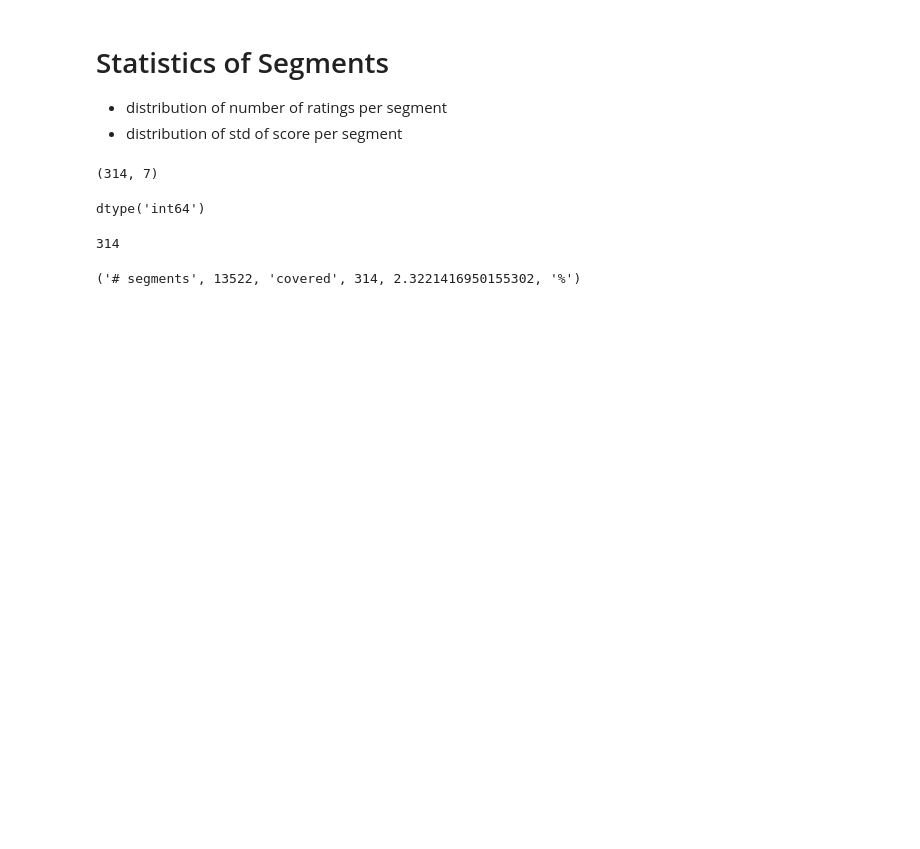
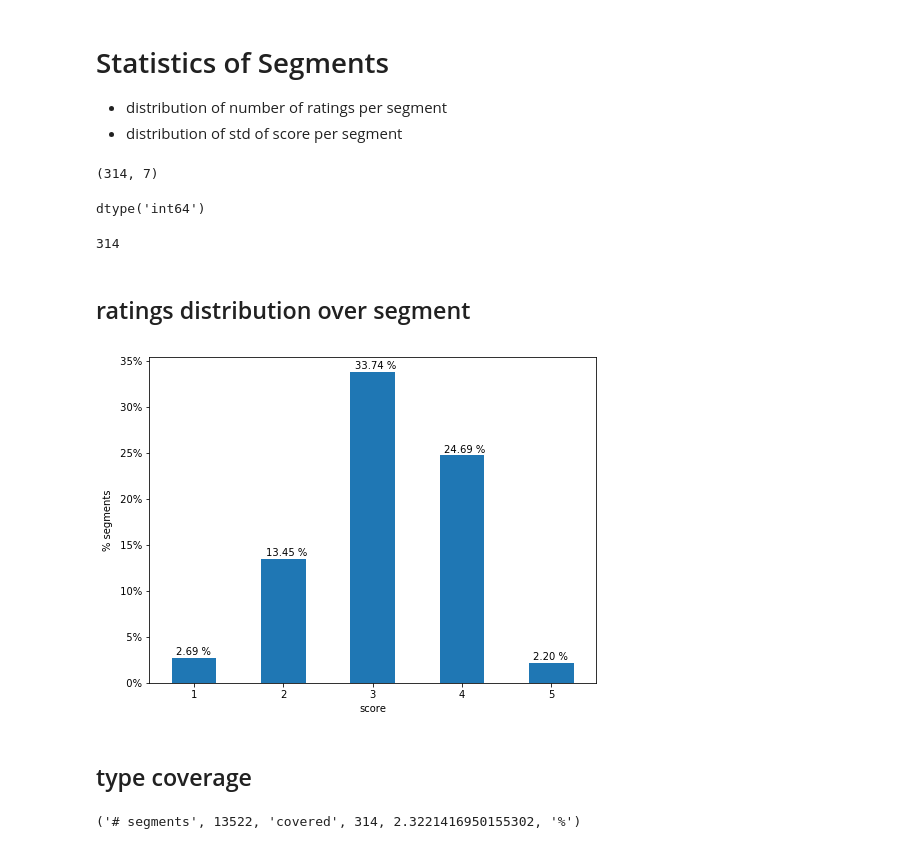
Before and after one commit to JHWu92/Cycling_safety, a Jupyter notebook: rating_platform/database report.ipynb, the cells around one changed output. Cells and saved outputs as stored; diff of their text form; code cells hidden in the pictures; blank space fills up the shorter version.

Commit message:
Distribution of number of segments per score

```diff
--- a/rating_platform/database report.ipynb
+++ b/rating_platform/database report.ipynb
@@ -319,6 +319,39 @@ joint_table = ratings.merge(vid2seg[['vid', 'index_seg', 'ratio']].merge(segs[['
 joint_table[['index_seg', 'rid']].index_seg.nunique()
 # %% [output]
 314
+# %% [markdown]
+## ratings distribution over segment
+# %%
+joint_table.ratio = joint_table.ratio.astype(float)
+joint_table.score = joint_table.score.astype(float)
+seg_ratings = joint_table.groupby('index_seg').apply(lambda x: (x.score* x.ratio).sum()/x.ratio.sum())
+# %%
+plot_pcnt = True
+fn_suffix = ' (percentage)' if plot_pcnt else ''
+df_to_plot = seg_ratings.round().astype(int).value_counts().to_frame().sort_index()
+if plot_pcnt: df_to_plot = df_to_plot/num_ratings
+ax = df_to_plot.plot(kind='bar', figsize=(8,6),legend=False)
+
+if plot_pcnt:
+    vals = ax.get_yticks()
+    ax.set_yticklabels(['{:3.0f}%'.format(x*100) for x in vals])
+
+
+ax.set_xticklabels(df_to_plot.index, rotation=0)
+
+ax.set_xlabel('score')
+ax.set_ylabel('# segments' if not plot_pcnt else '% segments')
+
+for p in ax.patches:
+    height = '%.2f %%' % (p.get_height()*100) if plot_pcnt else str(int(p.get_height()))
+    ax.annotate(height, (p.get_x()+0.05 , p.get_height() + 0.003 if plot_pcnt else 1))
+
+fig = ax.get_figure()
+fig.savefig(u'distribution of number of segments per score%s.png' % fn_suffix, format='png', bbox_inches='tight', pad_inches=0)
+# %% [output]
+[figure, added]
+# %% [markdown]
+## type coverage
 # %%
 df = joint_table[['index_seg', 'rid']].astype(int).merge(seg_type)
 # %%
```
